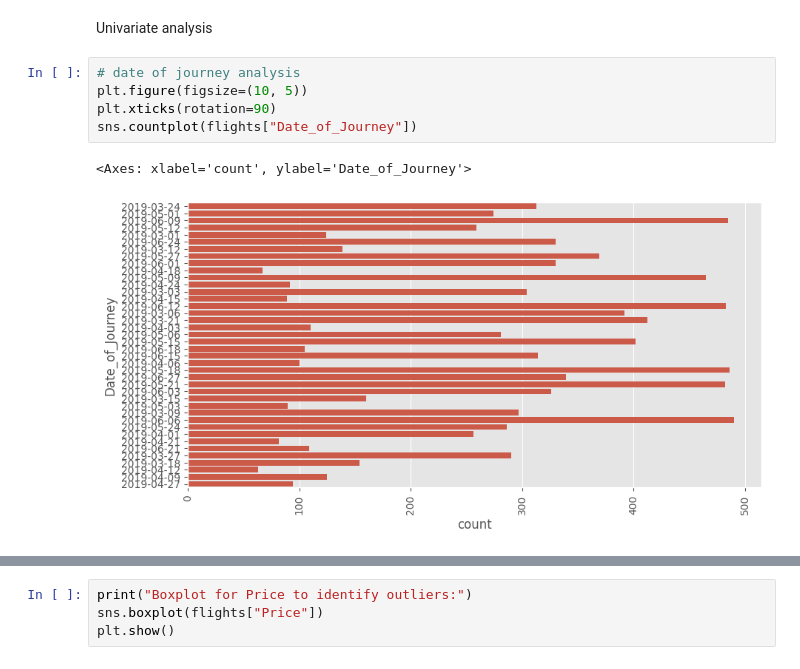
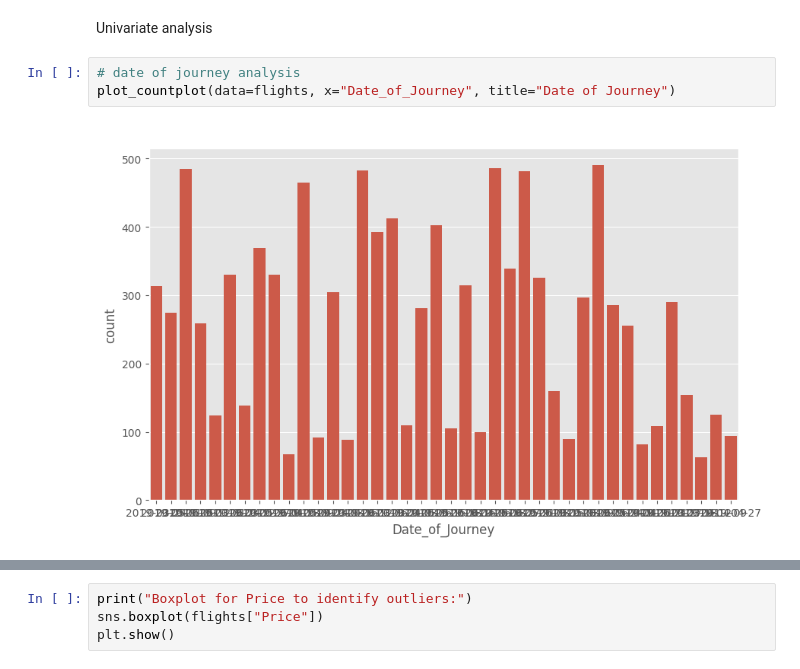
Before and after one commit to Shahroz192/flight_price_prediction, a Jupyter notebook: notebooks/eda.ipynb, the cells around one changed output, grey strips where cells are left out. Drawn from its saved outputs; the diff is of its cells as text.

```diff
--- a/notebooks/eda.ipynb
+++ b/notebooks/eda.ipynb
@@ -76,11 +89,8 @@ Price              0
 dtype: int64
 # %% [markdown]
 Univariate analysis
-# %%
-# date of journey analysis
-plt.figure(figsize=(10, 5))
-plt.xticks(rotation=90)
-sns.countplot(flights["Date_of_Journey"])
-# %% [output]
-<Axes: xlabel='count', ylabel='Date_of_Journey'>
-[figure, removed]
+# %%
+# date of journey analysis
+plot_countplot(data=flights, x="Date_of_Journey", title="Date of Journey")
+# %% [output]
+[figure, added]
```
Also changed, not shown: parts of 8 cells of this notebook, 3 other files.
